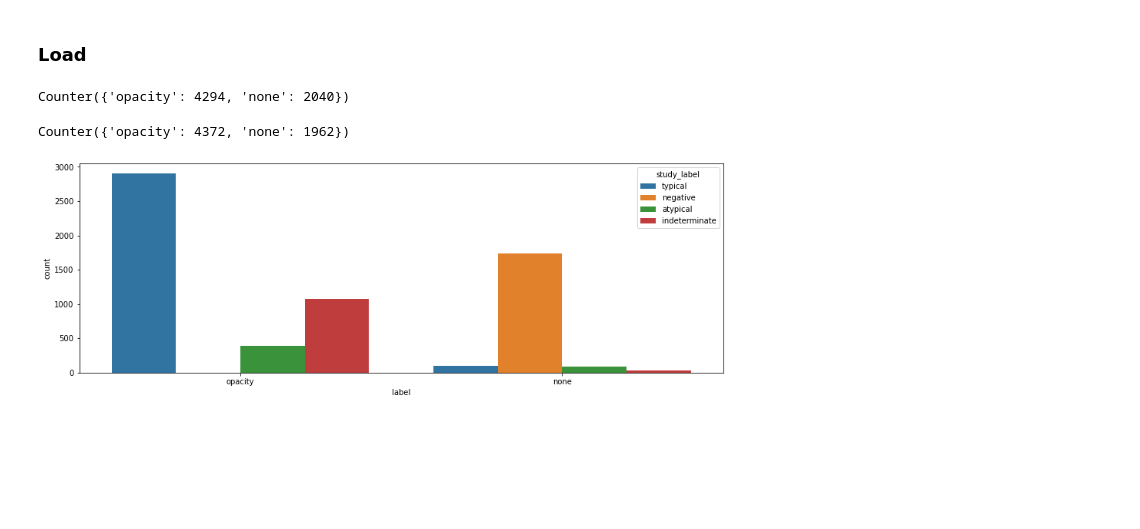
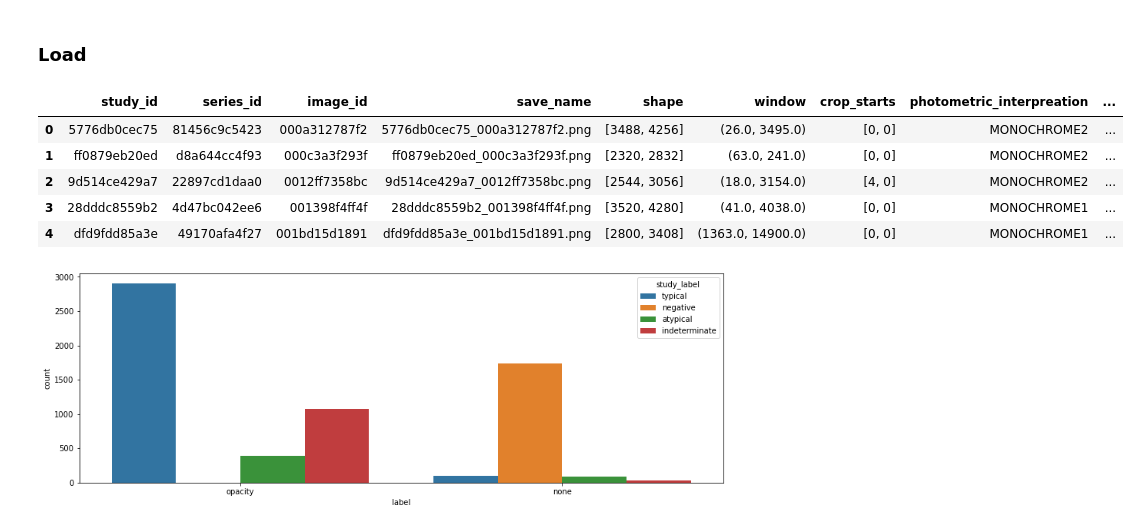
Before and after one commit to TheoViel/kaggle_siim_covid, a Jupyter notebook: notebooks/Training.ipynb, the cells around one changed output. Drawn from its saved outputs; the diff is of its cells as text; code cells hidden in the pictures; blank space fills up the shorter version.

```diff
--- a/notebooks/Training.ipynb
+++ b/notebooks/Training.ipynb
@@ -38,20 +40,21 @@ from utils.logger import prepare_log_folder, save_config, create_logger, update_
 ### Load
 # %%
 df = prepare_dataframe().copy()
-# %%
-Counter(df['label'])
-# %% [output]
-Counter({'opacity': 4294, 'none': 2040})
 # %%
 clusts = np.load("../output/clusts.npy", allow_pickle=True)
 found = np.load("../output/found.npy")
 transpositions = np.load("../output/transpositions.npy", allow_pickle=True)
 
 df = handle_duplicates(df, clusts, transpositions, plot=False)
-# %%
-Counter(df['label'])
-# %% [output]
-Counter({'opacity': 4372, 'none': 1962})
+# %%
+df.head()
+# %% [output]
+|  | study_id | series_id | image_id | save_name | shape | window | crop_starts | photometric_interpreation | ... |
+| 0 | 5776db0cec75 | 81456c9c5423 | 000a312787f2 | 5776db0cec75_000a312787f2.png | [3488, 4256] | (26.0, 3495.0) | [0, 0] | MONOCHROME2 | ... |
+| 1 | ff0879eb20ed | d8a644cc4f93 | 000c3a3f293f | ff0879eb20ed_000c3a3f293f.png | [2320, 2832] | (63.0, 241.0) | [0, 0] | MONOCHROME2 | ... |
+| 2 | 9d514ce429a7 | 22897cd1daa0 | 0012ff7358bc | 9d514ce429a7_0012ff7358bc.png | [2544, 3056] | (18.0, 3154.0) | [4, 0] | MONOCHROME2 | ... |
+| 3 | 28dddc8559b2 | 4d47bc042ee6 | 001398f4ff4f | 28dddc8559b2_001398f4ff4f.png | [3520, 4280] | (41.0, 4038.0) | [0, 0] | MONOCHROME1 | ... |
+| 4 | dfd9fdd85a3e | 49170afa4f27 | 001bd15d1891 | dfd9fdd85a3e_001bd15d1891.png | [2800, 3408] | (1363.0, 14900.0) | [0, 0] | MONOCHROME1 | ... |
 # %%
 plt.figure(figsize=(15, 5))
 sns.countplot(x="label", hue="study_label", data=df)
```
Also changed, not shown: parts of 20 cells of this notebook, 12 other files.
